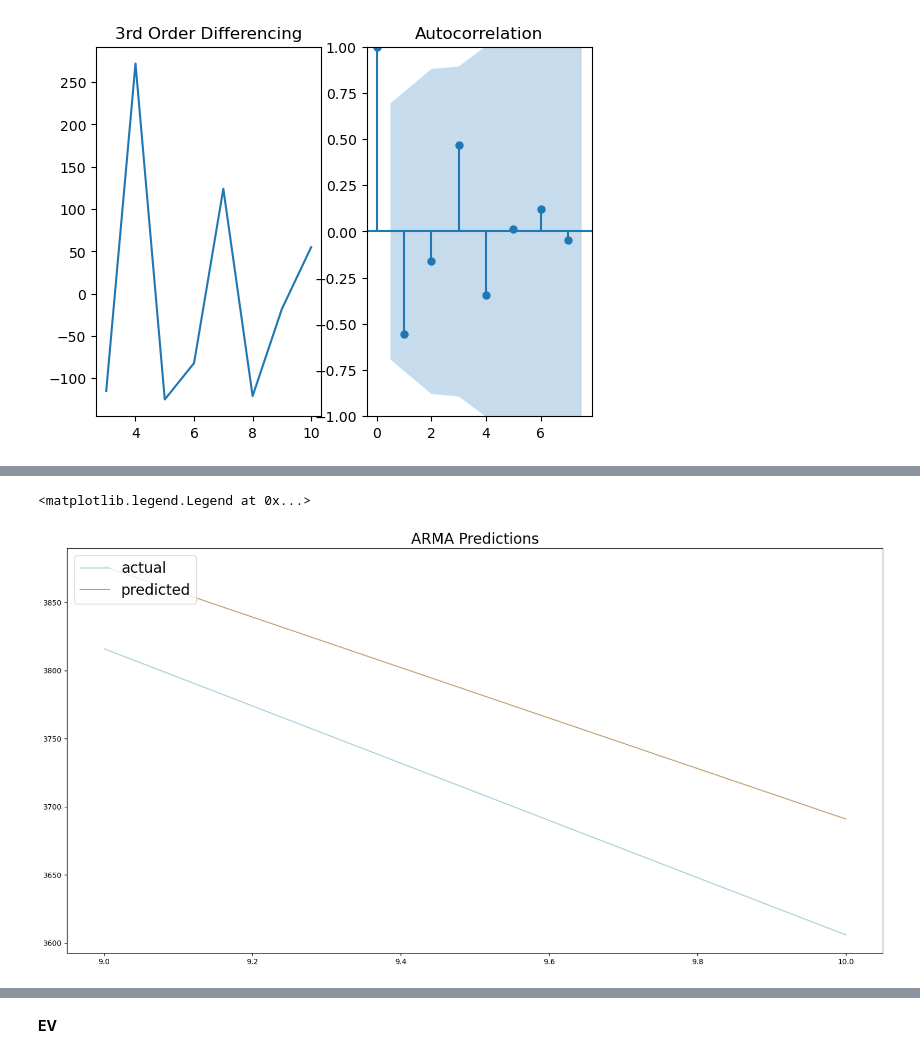
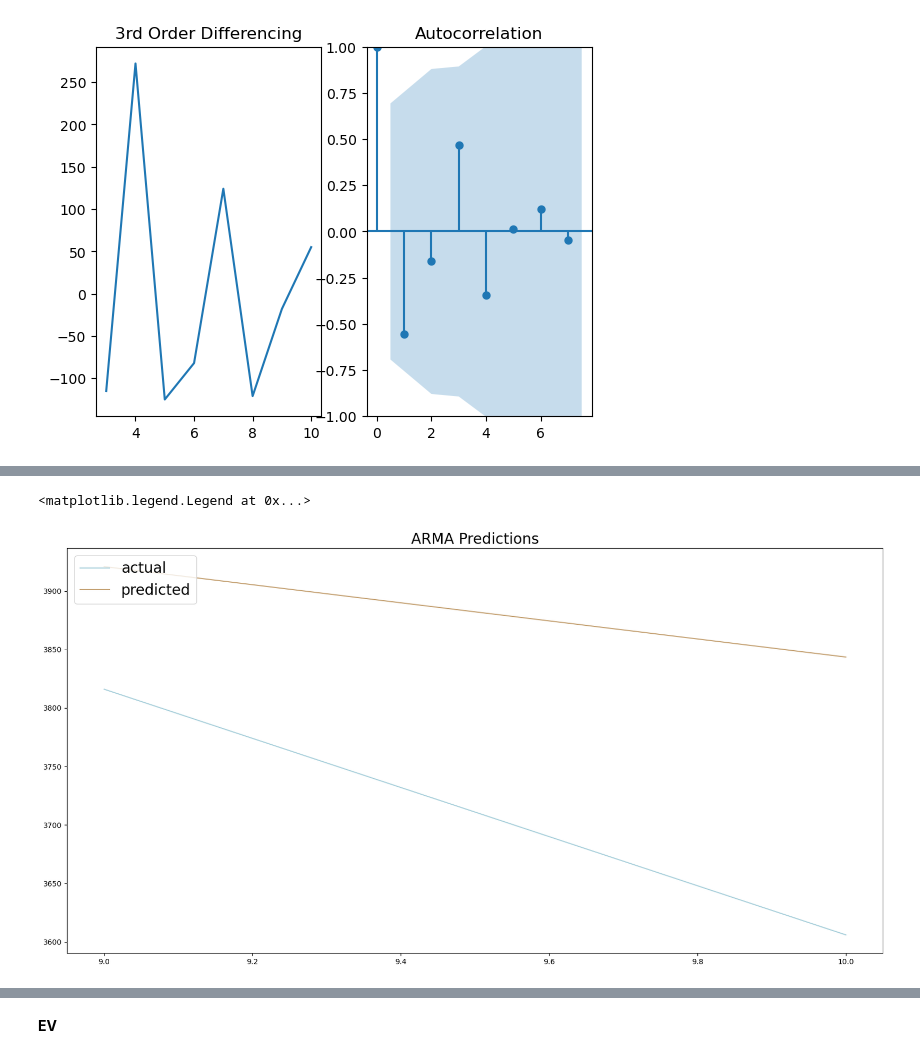
Before and after one commit to harrizazham98/DataScienceProj, a Jupyter notebook: 005_CarPurchase/trend_analysis.ipynb, the cells around one changed output, grey strips where cells are left out. Drawn from its saved outputs; the diff is of its cells as text; code cells hidden in the pictures.

```diff
--- a/005_CarPurchase/trend_analysis.ipynb
+++ b/005_CarPurchase/trend_analysis.ipynb
@@ -78,0 +532,2 @@ ice
+# %%
+ice = data.copy()
@@ -78,0 +642,3 @@ ice
+# %%
+ice.index.freq = 'Year'
+print(ice.index.freq)
@@ -78,0 +647,3 @@ ice
+# %%
+plt.rcParams["figure.figsize"] = [14, 5]
+ice.plot(title='ICE Car Purchase')
@@ -210,0 +1121,4 @@ df.head(10)
+# %%
+arima_model = ARIMA(df["count"], order=(1,3,2))
+model = arima_model.fit()
+print(model.summary())
@@ -211,13 +1143,13 @@ df.head(10)
 # %%
 # generate predictions
-df_pred = ARMA_model.predict(start=9, end=10)
+df_pred = model.predict(start=9, end=10)
 # plot actual vs. predicted
 fig = plt.figure(figsize=(20, 10))
 plt.title('ARMA Predictions', fontsize=20)
 plt.plot(df_test['count'], label='actual', color='#ABD1DC')
 plt.plot(df_pred, label='predicted', color='#C6A477')
 plt.legend(fontsize =20, loc='upper left')
 # %% [output]
 <matplotlib.legend.Legend at 0x...>
-[figure, old version]
+[figure, new version]
 # %%
```
Also changed, not shown: parts of 138 cells of this notebook, 3 other files.
